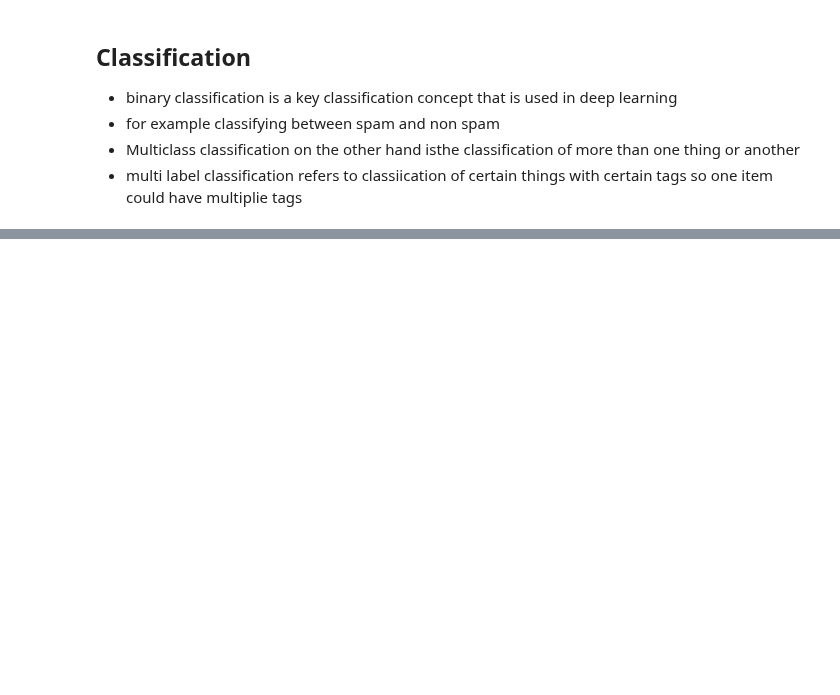
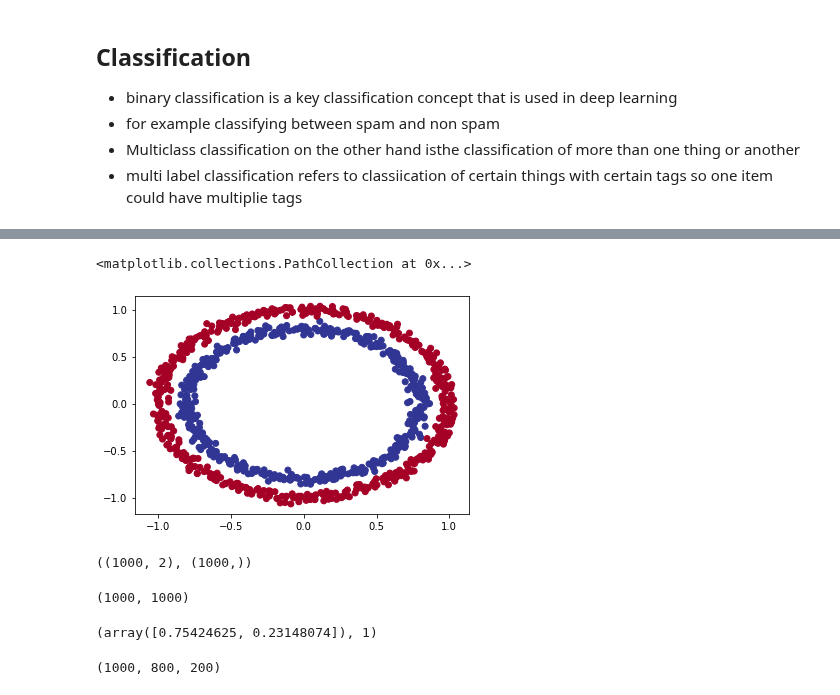
Before and after one commit to Janadhi14/tensorflow-test, a Jupyter notebook: Classification.ipynb, the cells around one changed output, grey strips where cells are left out. Saved outputs shown, nothing was run; the diff lists cells and outputs as text; code cells hidden in the pictures; blank space fills up the shorter version.

Commit message:
visualised the data and generated a model

```diff
--- a/Classification.ipynb
+++ b/Classification.ipynb
@@ -58,0 +64,22 @@ array([1, 1, 1, 1, 0, 1, 1, 1, 1, 0, 1, 0, 1, 1, 1, 1, 0, 1, 1, 0, 1, 0,
+# %%
+# not lets visualise using a plot
+plt.scatter(X[:,0], X[:,1], c = y, cmap= plt.cm.RdYlBu)
+# %% [output]
+<matplotlib.collections.PathCollection at 0x...>
+[figure, added]
+# %%
+# lets familirise ourselves with the data
+X.shape, y.shape
+# so we are able to see that X has 1000 samples but has a shape of 2 but y has the same number of samples but has a shape of 1 because it has done output
+# %% [output]
+((1000, 2), (1000,))
+# %%
+# how many samples are we working with:
+len(X), len(y)
+# %% [output]
+(1000, 1000)
+# %%
+X[0], y[0]
+# we are trying to take the point in X and then generate an output of either 1 or 0
+# %% [output]
+(array([0.75424625, 0.23148074]), 1)
@@ -58,0 +89,6 @@ array([1, 1, 1, 1, 0, 1, 1, 1, 1, 0, 1, 0, 1, 1, 1, 1, 0, 1, 1, 0, 1, 0,
+# %%
+from sklearn.model_selection import train_test_split
+X_train, X_test, y_train, y_test = train_test_split(X,y, test_size = 0.20, random_state = 42)
+len(X), len(X_train), len(X_test)
+# %% [output]
+(1000, 800, 200)
```
Also changed, not shown: parts of 8 cells of this notebook.
